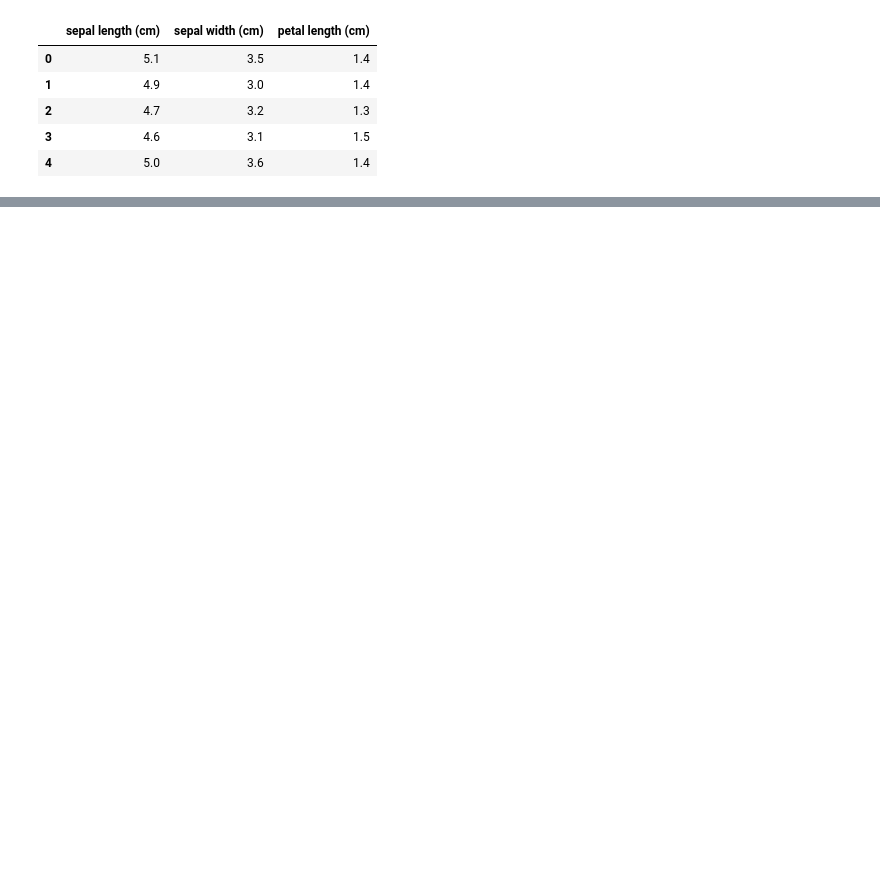
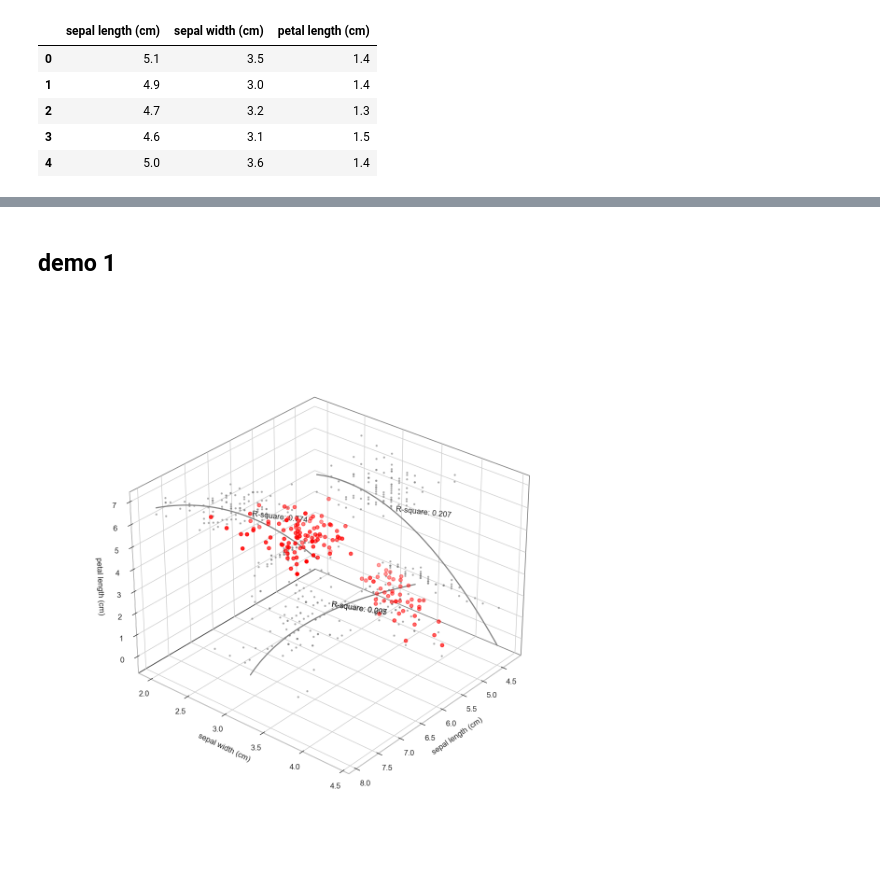
Before and after one commit to yuanzhoulvpi2017/tiny_python, a Jupyter notebook: plots/stat_3d/stat3dplot.ipynb, the cells around one changed output, grey strips where cells are left out. Drawn from its saved outputs; the diff is of its cells as text; code cells hidden in the pictures; blank space fills up the shorter version.

```diff
--- a/plots/stat_3d/stat3dplot.ipynb
+++ b/plots/stat_3d/stat3dplot.ipynb
@@ -9,8 +11,8 @@ import statsmodels.api as sm
 # %%
 data = load_iris()
-xdata = pd.DataFrame(data=data.get('data'), columns=data.get('feature_names'))
-xdata = xdata.iloc[:, :3]
-xdata.head()
+data = pd.DataFrame(data=data.get('data'), columns=data.get('feature_names'))
+data = data.iloc[:, :3]
+data.head()
 # %% [output]
 |  | sepal length (cm) | sepal width (cm) | petal length (cm) |
 | 0 | 5.1 | 3.5 | 1.4 |
@@ -92,0 +101,16 @@ ax.view_init(elev=30., azim=40)
+# %% [markdown]
+## demo 1
+# %%
+# 01: 创建画布
+fig = plt.figure(figsize=(10, 10), dpi=120)
+
+# 02: 创建一个3d统计对象，把自己的数据传递进去
+s3d = Stat3Dplot(xdata=data)
+
+# 03: 开始画图
+ax = s3d.stat3dplot(fig=fig)
+
+# 04: 保存
+fig.savefig("data001.png")
+# %% [output]
+[figure, added]
```
Also changed, not shown: parts of 2 cells of this notebook, 1 other file.
